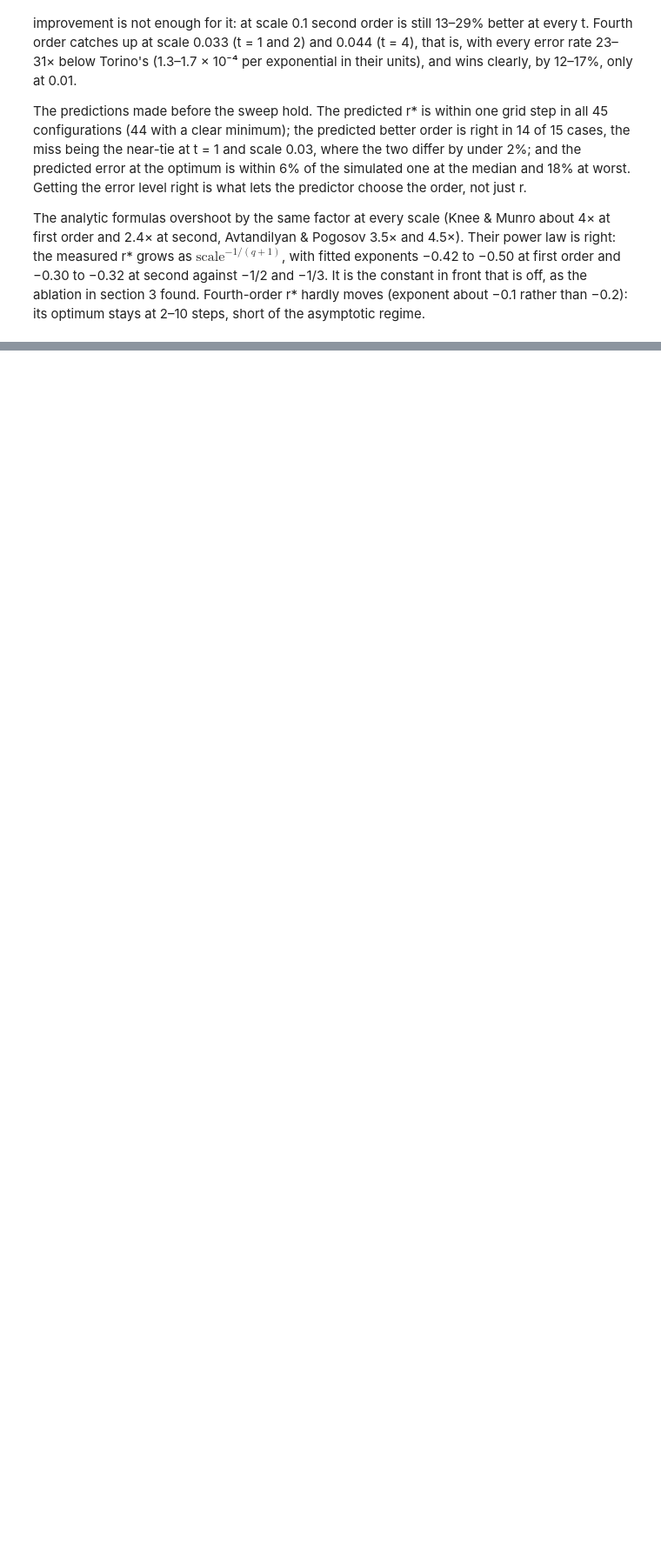
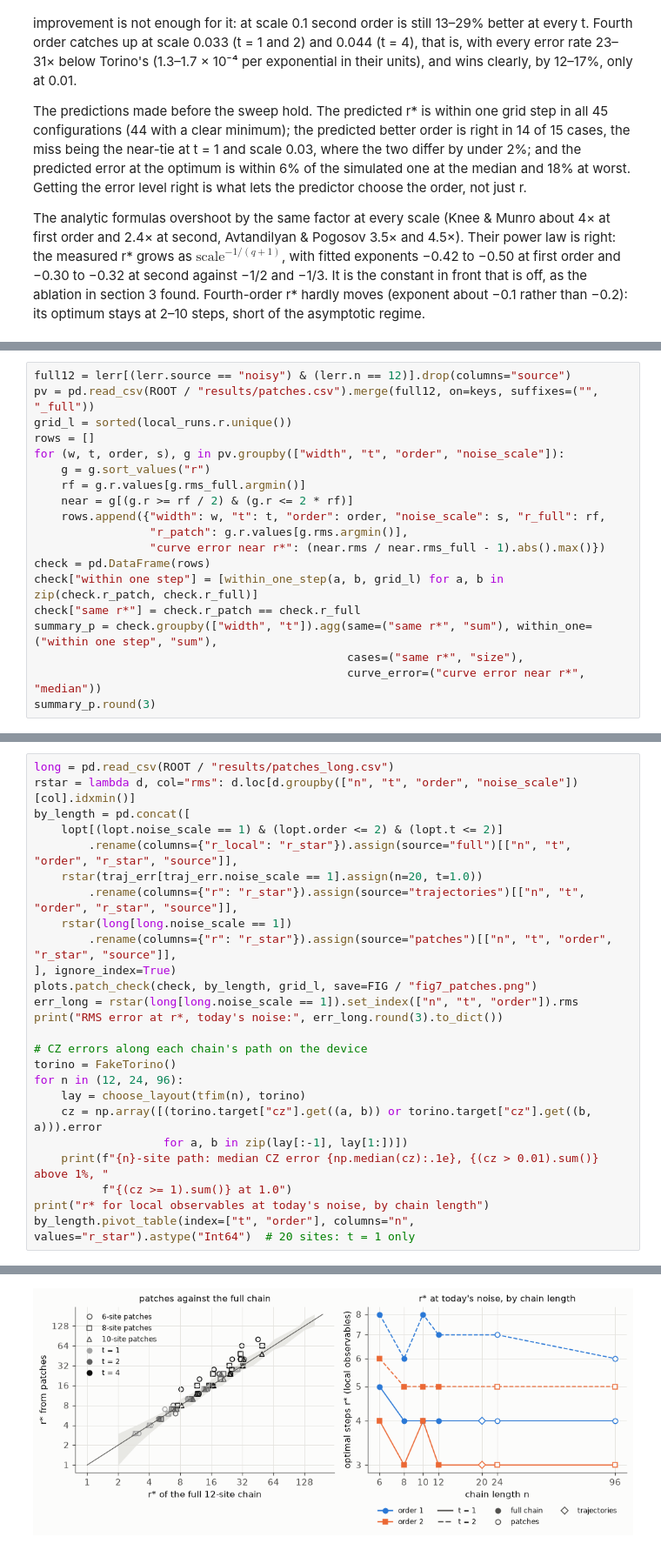
Before and after one commit to jayhsu0627/qtrotter, a Jupyter notebook: notebooks/trotter_under_noise.ipynb, the cells around one changed output, grey strips where cells are left out. Shown at 87% size. Drawn from its saved outputs; the diff is of its cells as text; blank space fills up the shorter version.

```diff
--- a/notebooks/trotter_under_noise.ipynb
+++ b/notebooks/trotter_under_noise.ipynb
@@ -797,0 +989,19 @@ moves (exponent about −0.1 rather than −0.2): its optimum stays at 2–10 st
+# %%
+full12 = lerr[(lerr.source == "noisy") & (lerr.n == 12)].drop(columns="source")
+pv = pd.read_csv(ROOT / "results/patches.csv").merge(full12, on=keys, suffixes=("", "_full"))
+grid_l = sorted(local_runs.r.unique())
+rows = []
+for (w, t, order, s), g in pv.groupby(["width", "t", "order", "noise_scale"]):
+    g = g.sort_values("r")
+    rf = g.r.values[g.rms_full.argmin()]
+    near = g[(g.r >= rf / 2) & (g.r <= 2 * rf)]
+    rows.append({"width": w, "t": t, "order": order, "noise_scale": s, "r_full": rf,
+                 "r_patch": g.r.values[g.rms.argmin()],
+                 "curve error near r*": (near.rms / near.rms_full - 1).abs().max()})
+check = pd.DataFrame(rows)
+check["within one step"] = [within_one_step(a, b, grid_l) for a, b in zip(check.r_patch, check.r_full)]
+check["same r*"] = check.r_patch == check.r_full
+summary_p = check.groupby(["width", "t"]).agg(same=("same r*", "sum"), within_one=("within one step", "sum"),
+                                              cases=("same r*", "size"),
+                                              curve_error=("curve error near r*", "median"))
+summary_p.round(3)
@@ -797,0 +1049,26 @@ moves (exponent about −0.1 rather than −0.2): its optimum stays at 2–10 st
+# %%
+long = pd.read_csv(ROOT / "results/patches_long.csv")
+rstar = lambda d, col="rms": d.loc[d.groupby(["n", "t", "order", "noise_scale"])[col].idxmin()]
+by_length = pd.concat([
+    lopt[(lopt.noise_scale == 1) & (lopt.order <= 2) & (lopt.t <= 2)]
+        .rename(columns={"r_local": "r_star"}).assign(source="full")[["n", "t", "order", "r_star", "source"]],
+    rstar(traj_err[traj_err.noise_scale == 1].assign(n=20, t=1.0))
+        .rename(columns={"r": "r_star"}).assign(source="trajectories")[["n", "t", "order", "r_star", "source"]],
+    rstar(long[long.noise_scale == 1])
+        .rename(columns={"r": "r_star"}).assign(source="patches")[["n", "t", "order", "r_star", "source"]],
+], ignore_index=True)
+plots.patch_check(check, by_length, grid_l, save=FIG / "fig7_patches.png")
+err_long = rstar(long[long.noise_scale == 1]).set_index(["n", "t", "order"]).rms
+print("RMS error at r*, today's noise:", err_long.round(3).to_dict())
+
+# CZ errors along each chain's path on the device
+torino = FakeTorino()
+for n in (12, 24, 96):
+    lay = choose_layout(tfim(n), torino)
+    cz = np.array([(torino.target["cz"].get((a, b)) or torino.target["cz"].get((b, a))).error
+                   for a, b in zip(lay[:-1], lay[1:])])
+    print(f"{n}-site path: median CZ error {np.median(cz):.1e}, {(cz > 0.01).sum()} above 1%, "
+          f"{(cz >= 1).sum()} at 1.0")
+print("r* for local observables at today's noise, by chain length")
+by_length.pivot_table(index=["t", "order"], columns="n", values="r_star").astype("Int64")  # 20 sites: t = 1 only
+# %% [output]
@@ -797,0 +1086 @@ moves (exponent about −0.1 rather than −0.2): its optimum stays at 2–10 st
+[figure, added]
```
Also changed, not shown: parts of 20 cells of this notebook, 20 other files.
